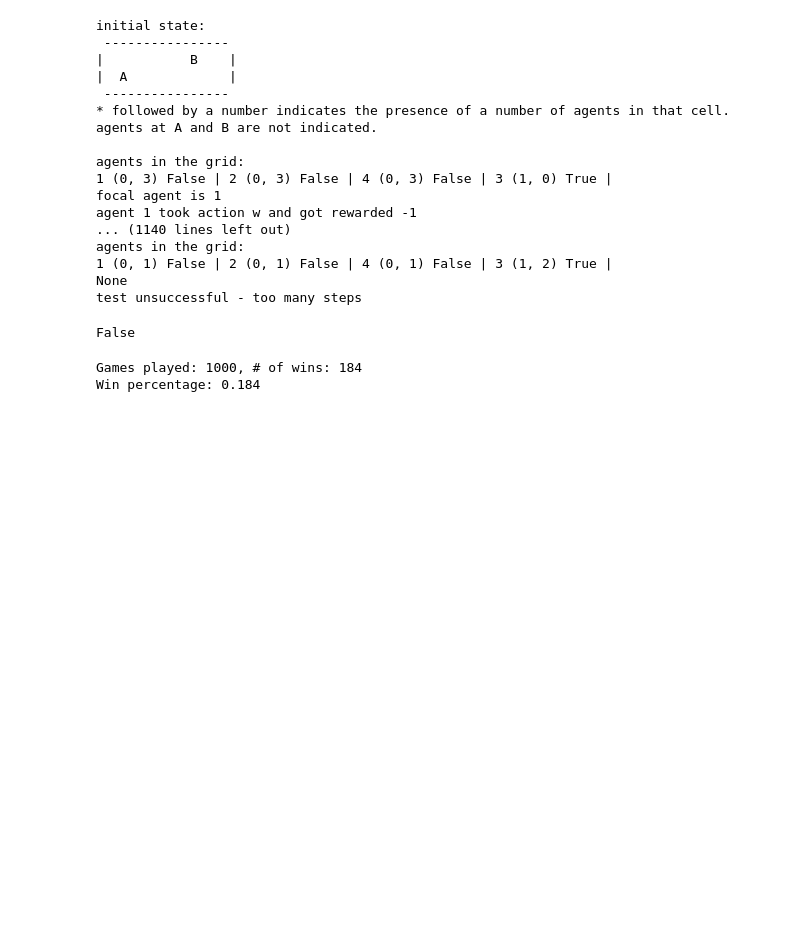
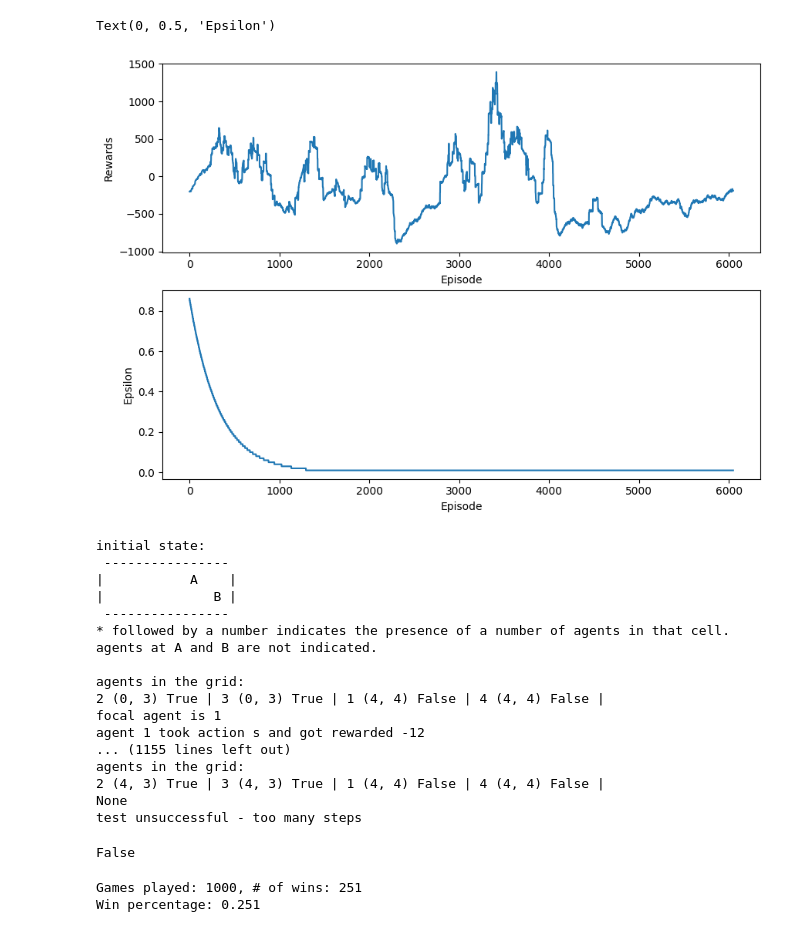
Before and after one commit to 7wik-pk-monash/mas-a1, a Jupyter notebook: runner.ipynb, the cells around one changed output. Saved outputs shown, nothing was run; the diff lists cells and outputs as text; code cells hidden in the pictures; blank space fills up the shorter version.

```diff
--- a/runner.ipynb
+++ b/runner.ipynb
@@ -276,3 +255,23 @@ print(losses[-1])
+# %%
+## rewards
+
+# plt.xlabel("Episode",fontsize=12)
+# plt.ylabel("Rewards",fontsize=12)
+# plt.plot(np.array(moving_averages(ep_rewards,100)))
+# plt.figure(figsize=(10,7))
+
+_, axs = plt.subplots(2, 1, figsize = (10,7))
+
+axs[0].plot(np.array(moving_averages(ep_rewards, 100)))
+axs[0].set_xlabel("Episode",fontsize=10)
+axs[0].set_ylabel("Rewards",fontsize=10)
+
+axs[1].plot(np.array(moving_averages(eps_lst, 100)))
+axs[1].set_xlabel("Episode",fontsize=10)
+axs[1].set_ylabel("Epsilon",fontsize=10)
+# %% [output]
+Text(0, 0.5, 'Epsilon')
+[figure, added]
 # %%
 def test_once(model, loc_a, loc_b, display=True):
 
@@ -334,26 +333,30 @@ def test_once(model, loc_a, loc_b, display=True):
     # ideally this line must never execute - if conditions should handle everything
     return False
 # %%
-loc_a = ( rd.randint(0,4), rd.randint(0,4) )
-loc_b = ( rd.randint(0,4), rd.randint(0,4) )
+# loc_a = ( rd.randint(0,4), rd.randint(0,4) )
+# loc_b = ( rd.randint(0,4), rd.randint(0,4) )
+
+loc_a = (0,3)
+# fixed B
+loc_b = (n-1,m-1)
 
 test_once(model, loc_a, loc_b, True)
 # %% [output]
 initial state:
  ----------------
-|           B    |
-|  A             |
+|           A    |
+|              B |
  ----------------
 * followed by a number indicates the presence of a number of agents in that cell.
 agents at A and B are not indicated.
 
 agents in the grid:
-1 (0, 3) False | 2 (0, 3) False | 4 (0, 3) False | 3 (1, 0) True |
+2 (0, 3) True | 3 (0, 3) True | 1 (4, 4) False | 4 (4, 4) False |
 focal agent is 1
-agent 1 took action w and got rewarded -1
-... (1140 lines left out)
+agent 1 took action s and got rewarded -12
+... (1155 lines left out)
 agents in the grid:
-1 (0, 1) False | 2 (0, 1) False | 4 (0, 1) False | 3 (1, 2) True |
+2 (4, 3) True | 3 (4, 3) True | 1 (4, 4) False | 4 (4, 4) False |
 None
 test unsuccessful - too many steps
 False
@@ -364,7 +367,9 @@ def test_stats(model):
   for i in range(max_games):
 
       loc_a = ( rd.randint(0,4), rd.randint(0,4) )
-      loc_b = ( rd.randint(0,4), rd.randint(0,4) )
+      # loc_b = ( rd.randint(0,4), rd.randint(0,4) )
+      # fixed B
+      loc_b = loc_b = (n-1,m-1)
 
       win = test_once(model, loc_a, loc_b, display=False)
       if win:
@@ -377,5 +382,5 @@ def test_stats(model):
 
 test_stats(model)
 # %% [output]
-Games played: 1000, # of wins: 184
-Win percentage: 0.184
+Games played: 1000, # of wins: 251
+Win percentage: 0.251
```
Also changed, not shown: parts of 5 cells of this notebook, 10 other files.
